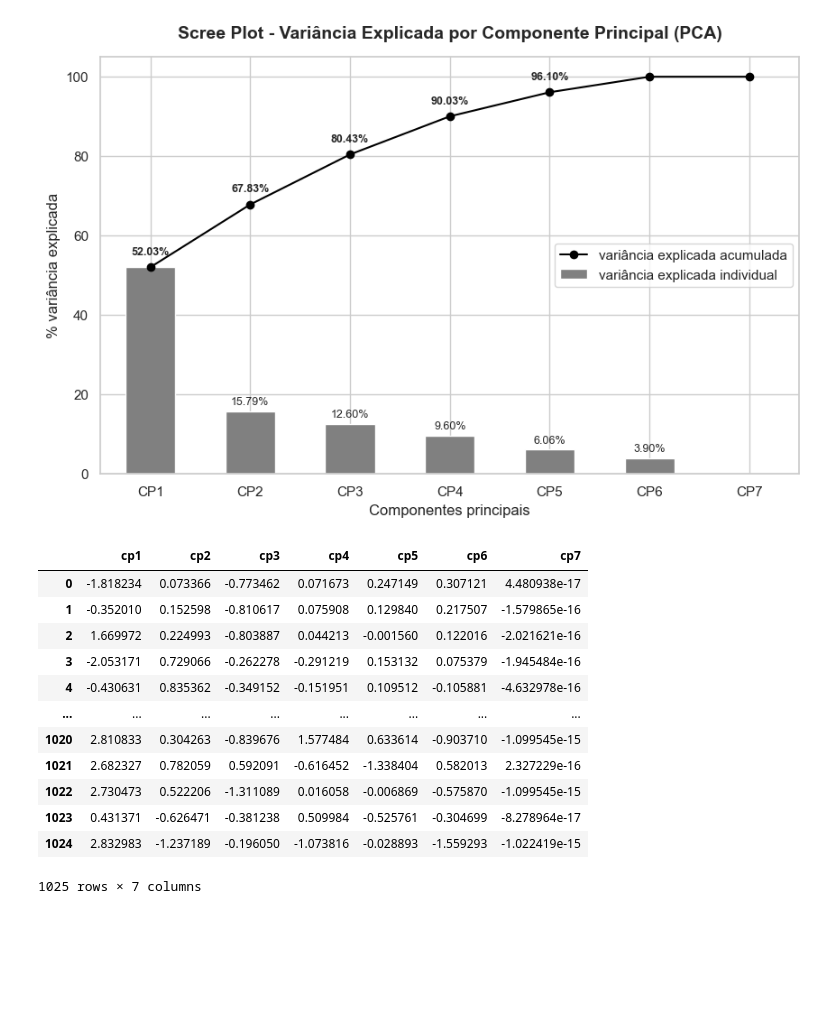
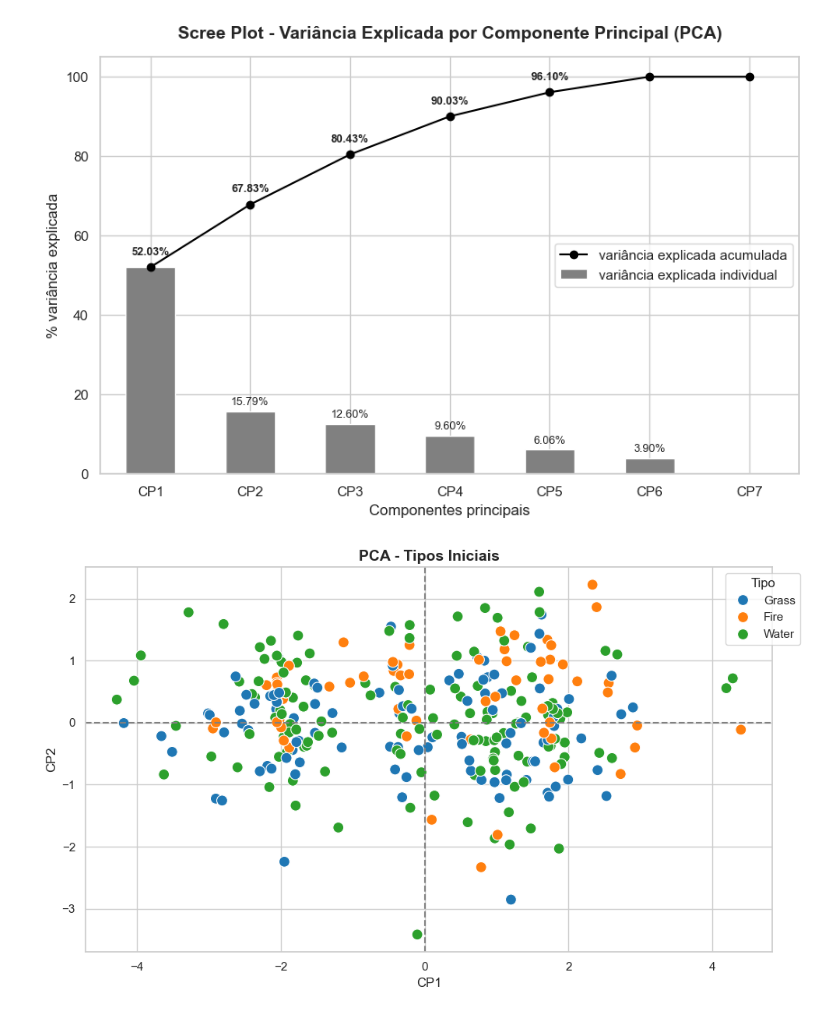
Before and after one commit to EdsonEdu2031/pi-2026, a Jupyter notebook: main.ipynb, the cells around one changed output. Cells and saved outputs as stored; diff of their text form; code cells hidden in the pictures; blank space fills up the shorter version.

```diff
--- a/main.ipynb
+++ b/main.ipynb
@@ -531,16 +592,0 @@ plt.xlabel('Componentes principais');
-# %%
-resultado
-# %% [output]
-|  | cp1 | cp2 | cp3 | cp4 | cp5 | cp6 | cp7 |
-| 0 | -1.818234 | 0.073366 | -0.773462 | 0.071673 | 0.247149 | 0.307121 | 4.480938e-17 |
-| 1 | -0.352010 | 0.152598 | -0.810617 | 0.075908 | 0.129840 | 0.217507 | -1.579865e-16 |
-| 2 | 1.669972 | 0.224993 | -0.803887 | 0.044213 | -0.001560 | 0.122016 | -2.021621e-16 |
-| 3 | -2.053171 | 0.729066 | -0.262278 | -0.291219 | 0.153132 | 0.075379 | -1.945484e-16 |
-| 4 | -0.430631 | 0.835362 | -0.349152 | -0.151951 | 0.109512 | -0.105881 | -4.632978e-16 |
-| ... | ... | ... | ... | ... | ... | ... | ... |
-| 1020 | 2.810833 | 0.304263 | -0.839676 | 1.577484 | 0.633614 | -0.903710 | -1.099545e-15 |
-| 1021 | 2.682327 | 0.782059 | 0.592091 | -0.616452 | -1.338404 | 0.582013 | 2.327229e-16 |
-| 1022 | 2.730473 | 0.522206 | -1.311089 | 0.016058 | -0.006869 | -0.575870 | -1.099545e-15 |
-| 1023 | 0.431371 | -0.626471 | -0.381238 | 0.509984 | -0.525761 | -0.304699 | -8.278964e-17 |
-| 1024 | 2.832983 | -1.237189 | -0.196050 | -1.073816 | -0.028893 | -1.559293 | -1.022419e-15 |
-1025 rows × 7 columns
@@ -554,3 +593,31 @@ componentes
+# %%
+#separar entre fogo, agua, e grama
+df_tipos = df[df['type_1'].isin(['Fire', 'Water', 'Grass'])]
+resultado_tipo = resultado.loc[df_tipos.index].copy()
+resultado_tipo['type_1'] = df_tipos['type_1'].values
+plt.figure(figsize=(10,6))
+
+sns.scatterplot(
+    data=resultado_tipo,
+    x='cp1',
+    y='cp2',
+    hue='type_1',
+    palette='tab10',
+    s=100
+)
+
+plt.axhline(0, color='gray', linestyle='--')
+plt.axvline(0, color='gray', linestyle='--')
+
+plt.title('PCA - Tipos Iniciais', fontsize=14, fontweight='bold')
+plt.xlabel('CP1')
+plt.ylabel('CP2')
+
+plt.legend(bbox_to_anchor=(1.05,1), title='Tipo')
+plt.tight_layout()
+plt.show()
+# %% [output]
+[figure, added]
 # %%
 import pandas as pd
 import numpy as np
```
Also changed, not shown: parts of 17 cells of this notebook, 1 other file.
